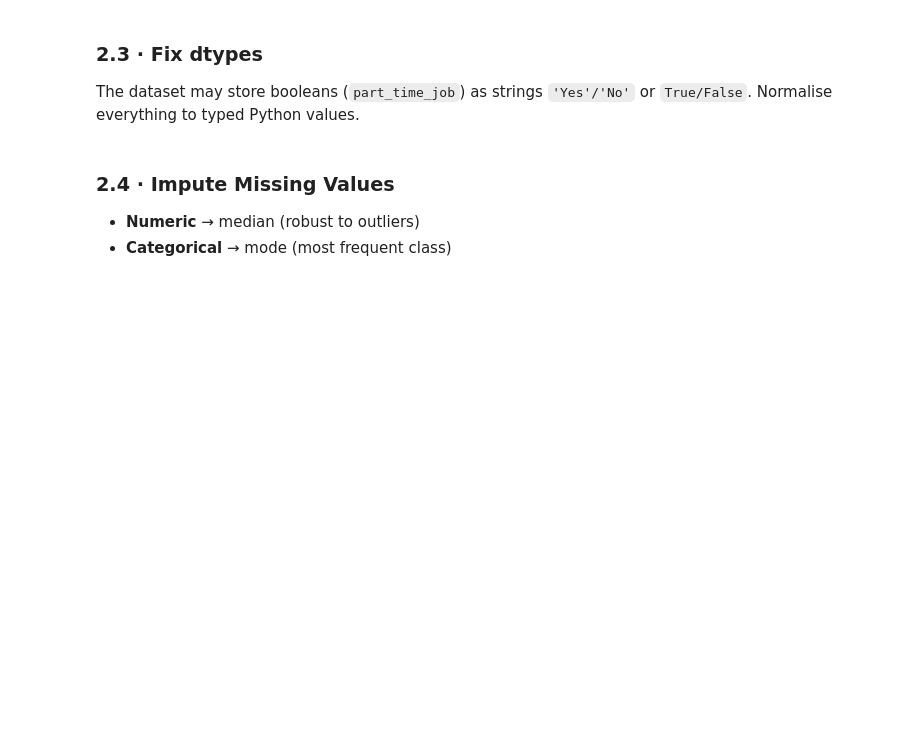
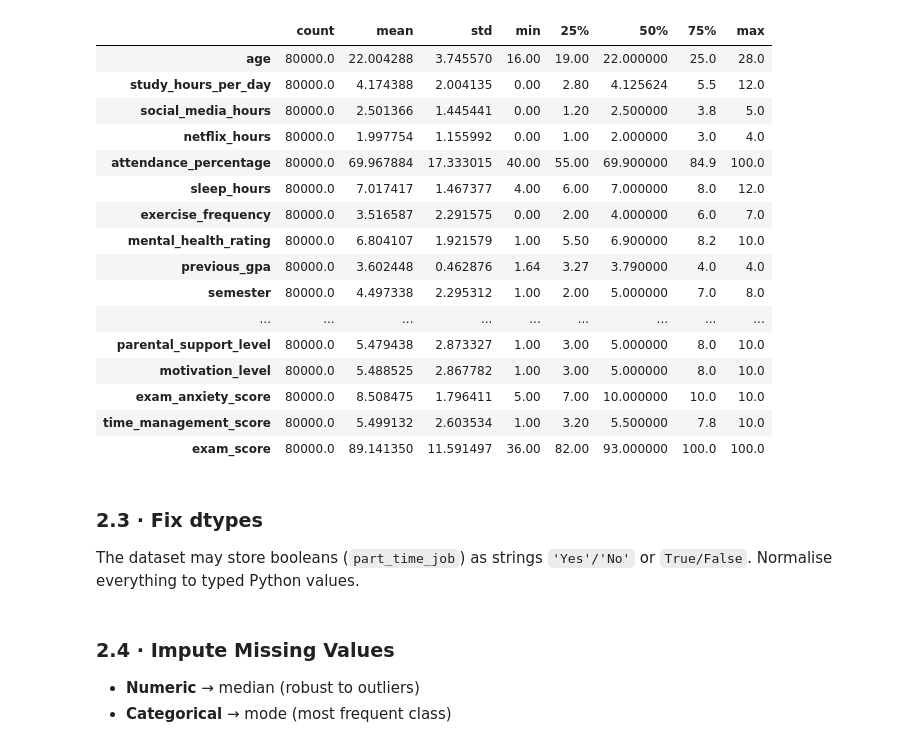
Before and after one commit to abby-stevenson/GradeOptimiser, a Jupyter notebook: project/data_preprocessing.ipynb, the cells around one changed output. Cells and saved outputs as stored; diff of their text form; code cells hidden in the pictures; blank space fills up the shorter version.

```diff
--- a/project/student_preprocessing.ipynb
+++ b/project/data_preprocessing.ipynb
@@ -90,12 +54,14 @@ a *near-direct leaker* into `exam_score`. We keep it for now but will flag it.
 # %%
-# Drop pure identifier
+"""
+Dropping ID/leakage columns from the dataset.
+
+- student_id: This field is a meaningless primary key for the dataset. It does not encode any real information about the rest of the data in that row that will help us.
+
+- previous_gpa: ???
+"""
 df = data.drop(columns=['student_id'], errors='ignore').copy()
-
-# ⚠️  previous_gpa → highly correlated with exam_score by construction.
-# We KEEP it for now and will note the correlation in step 2.10.
-# You can toggle this if you want a 'cleaner' prediction task:
-DROP_PREV_GPA = False
-if DROP_PREV_GPA:
-    df.drop(columns=['previous_gpa'], inplace=True, errors='ignore')
+# TODO: (Consult Abby) Do we want to exclude 'previous_gpa' from the dataset, since that would, in some way, be very correlated with exam_score. Could also conduct a quick study, linear regression them, see if it has high correlation, and then remove it. If not, keep it.
+# df.drop(columns=['previous_gpa'], inplace=True, errors='ignore')
 
 print(f'Shape after ID drop: {df.shape}')
+df.head(5)
@@ -119,6 +111,28 @@ else:
 # %%
-# Quick descriptive stats for numeric columns
+"""
+Getting a quick description of the dataset's numertical values.
+"""
 df.describe().T
+
+# TODO: Harsh stopped here.
+# %% [output]
+|  | count | mean | std | min | 25% | 50% | 75% | max |
+| age | 80000.0 | 22.004288 | 3.745570 | 16.00 | 19.00 | 22.000000 | 25.0 | 28.0 |
+| study_hours_per_day | 80000.0 | 4.174388 | 2.004135 | 0.00 | 2.80 | 4.125624 | 5.5 | 12.0 |
+| social_media_hours | 80000.0 | 2.501366 | 1.445441 | 0.00 | 1.20 | 2.500000 | 3.8 | 5.0 |
+| netflix_hours | 80000.0 | 1.997754 | 1.155992 | 0.00 | 1.00 | 2.000000 | 3.0 | 4.0 |
+| attendance_percentage | 80000.0 | 69.967884 | 17.333015 | 40.00 | 55.00 | 69.900000 | 84.9 | 100.0 |
+| sleep_hours | 80000.0 | 7.017417 | 1.467377 | 4.00 | 6.00 | 7.000000 | 8.0 | 12.0 |
+| exercise_frequency | 80000.0 | 3.516587 | 2.291575 | 0.00 | 2.00 | 4.000000 | 6.0 | 7.0 |
+| mental_health_rating | 80000.0 | 6.804107 | 1.921579 | 1.00 | 5.50 | 6.900000 | 8.2 | 10.0 |
+| previous_gpa | 80000.0 | 3.602448 | 0.462876 | 1.64 | 3.27 | 3.790000 | 4.0 | 4.0 |
+| semester | 80000.0 | 4.497338 | 2.295312 | 1.00 | 2.00 | 5.000000 | 7.0 | 8.0 |
+| ... | ... | ... | ... | ... | ... | ... | ... | ... |
+| parental_support_level | 80000.0 | 5.479438 | 2.873327 | 1.00 | 3.00 | 5.000000 | 8.0 | 10.0 |
+| motivation_level | 80000.0 | 5.488525 | 2.867782 | 1.00 | 3.00 | 5.000000 | 8.0 | 10.0 |
+| exam_anxiety_score | 80000.0 | 8.508475 | 1.796411 | 5.00 | 7.00 | 10.000000 | 10.0 | 10.0 |
+| time_management_score | 80000.0 | 5.499132 | 2.603534 | 1.00 | 3.20 | 5.500000 | 7.8 | 10.0 |
+| exam_score | 80000.0 | 89.141350 | 11.591497 | 36.00 | 82.00 | 93.000000 | 100.0 | 100.0 |
 # %% [markdown]
 ### 2.3 · Fix dtypes
 
```
Also changed, not shown: parts of 10 cells of this notebook, 1 other file.
